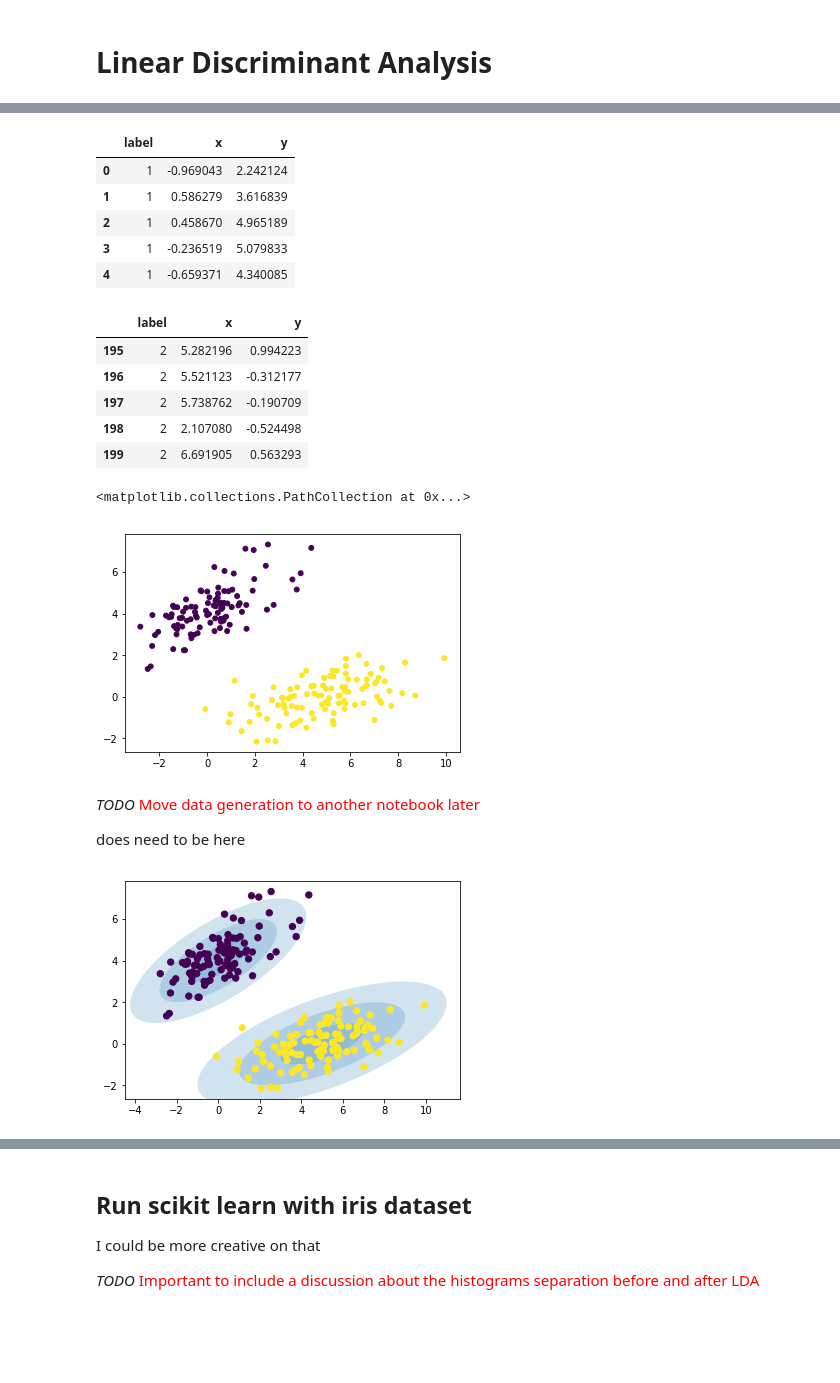
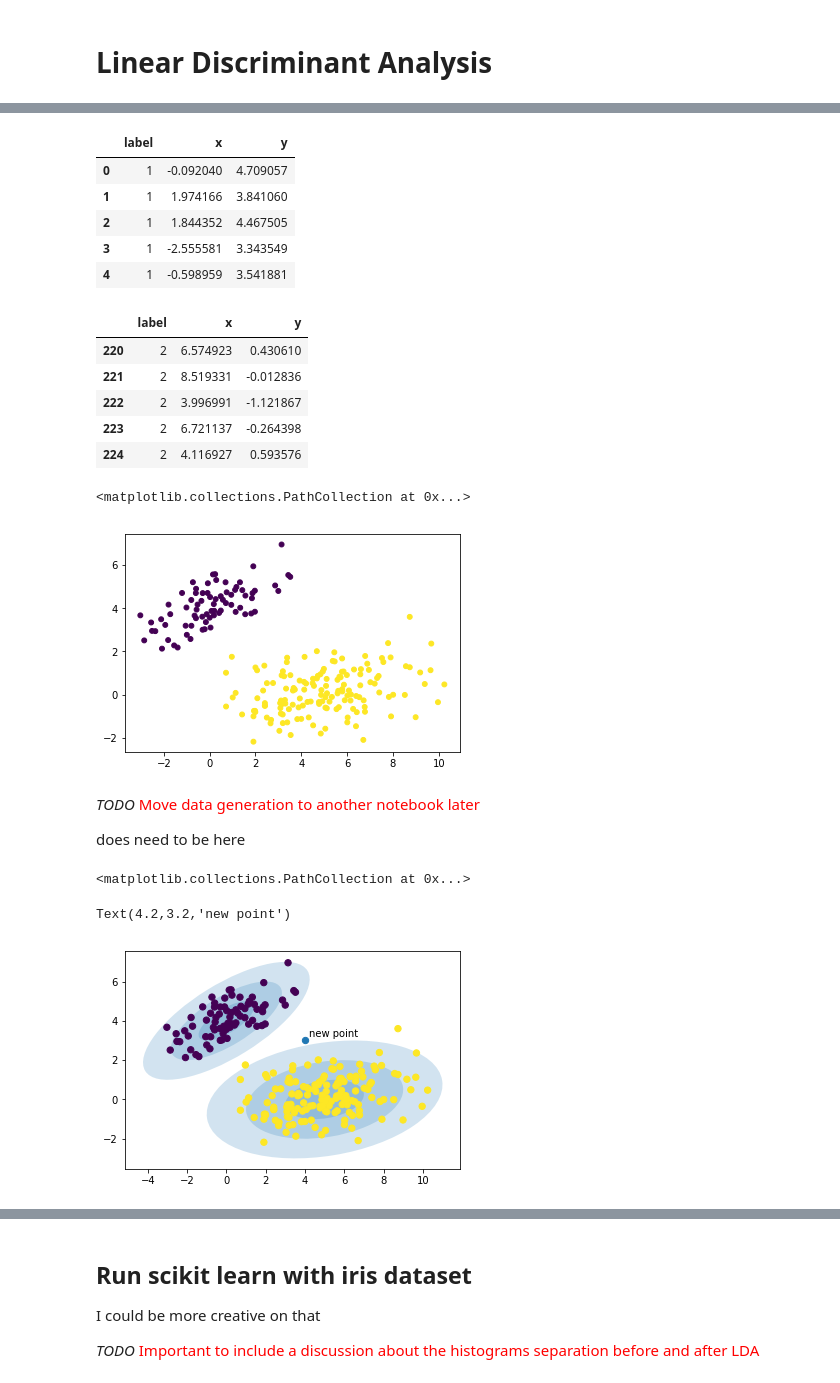
Before and after one commit to leandroohf/machine_learning_algorithms, a Jupyter notebook: 2018-06-18-lhof-simulated_data.ipynb, the cells around one changed output, grey strips where cells are left out. Drawn from its saved outputs; the diff is of its cells as text; code cells hidden in the pictures; blank space fills up the shorter version.

```diff
--- a/2018-06-18-lhof-simulated_data.ipynb
+++ b/2018-06-18-lhof-simulated_data.ipynb
@@ -110,23 +157,25 @@ InteractiveShell.ast_node_interactivity = "all"
 # %%
 ### Setup
 # set random seed
-rand.seed(42)
+rand.seed(2018)
 
 # 2 clusters
 # not that both covariance matrices are diagonal
-mu1 = [0, 4]
-Sigma1 = [ [2, 1.0], [1.0, 1] ]
+mu1 = [0.0, 4.0]
+Sigma1 = [ [2.0, 1.0], [1.0, 1.0] ]
 
-mu2 = [5, 0]
-Sigma2 = [ [4, 1.3], [1.3, 1] ]
+mu2 = [5.0, 0.0]
+Sigma2 = [ [4.0, 0.50], [0.50, 1.0] ]
 
 # generate samples
-x1, y1 = np.random.multivariate_normal(mu1, Sigma11, 100).T
-x2, y2 = np.random.multivariate_normal(mu2, Sigma12, 100).T
+N1 = 75
+N2 = 150
+x1, y1 = np.random.multivariate_normal(mu1, Sigma1, N1).T
+x2, y2 = np.random.multivariate_normal(mu2, Sigma2, N2).T
 
 xs = np.concatenate((x1, x2))
 ys = np.concatenate((y1, y2))
-labels = ([1] * 100) + ([2] * 100)
+labels = ([1] * N1) + ([2] * N2)
 
 data = {'x': xs, 'y': ys, 'label': labels}
 df = pd.DataFrame(data=data)
@@ -139,19 +188,19 @@ fig = plt.figure()
 plt.scatter(data['x'], data['y'], 24, c=data['label'])
 # %% [output]
 |  | label | x | y |
-| 0 | 1 | -0.969043 | 2.242124 |
-| 1 | 1 | 0.586279 | 3.616839 |
-| 2 | 1 | 0.458670 | 4.965189 |
-| 3 | 1 | -0.236519 | 5.079833 |
-| 4 | 1 | -0.659371 | 4.340085 |
+| 0 | 1 | -0.092040 | 4.709057 |
+| 1 | 1 | 1.974166 | 3.841060 |
+| 2 | 1 | 1.844352 | 4.467505 |
+| 3 | 1 | -2.555581 | 3.343549 |
+| 4 | 1 | -0.598959 | 3.541881 |
 |  | label | x | y |
-| 195 | 2 | 5.282196 | 0.994223 |
-| 196 | 2 | 5.521123 | -0.312177 |
-| 197 | 2 | 5.738762 | -0.190709 |
-| 198 | 2 | 2.107080 | -0.524498 |
-| 199 | 2 | 6.691905 | 0.563293 |
+| 220 | 2 | 6.574923 | 0.430610 |
+| 221 | 2 | 8.519331 | -0.012836 |
+| 222 | 2 | 3.996991 | -1.121867 |
+| 223 | 2 | 6.721137 | -0.264398 |
+| 224 | 2 | 4.116927 | 0.593576 |
 <matplotlib.collections.PathCollection at 0x...>
-[figure, old version]
+[figure, new version]
 # %% [markdown]
 *TODO* <font color='red'>Move data generation to another notebook later</font>
 
@@ -198,16 +247,24 @@ def plot_gmm(gmm, X, label=[], ax=None):
 # %%
 labels = df.label
 X = df[['x','y']].values
 
 initial_guess = [{ 'mu': np.asarray(mu1),
           'Covar': np.asarray(Sigma1),
           'w': 0.5 },
           {'mu': np.asarray(mu2),
           'Covar': np.asarray(Sigma2),
           'w': 0.5}]
 
-plot_gmm(initial_guess, X,label=labels)
+#plot_gmm(initial_guess, X,label=labels)
+
+ax = plt.gca()
+plot_gmm(initial_guess, X, label=labels, ax=ax)
+
+ax.scatter(4, 3, s=40, cmap='viridis', zorder=2)
+ax.text(4.2, 3.2, 'new point')
 # %% [output]
+<matplotlib.collections.PathCollection at 0x...>
+Text(4.2,3.2,'new point')
-[figure, old version]
+[figure, new version]
 # %%
 df.to_csv('bi_dimensional_n_bi_modal_data.csv', index=False)
```
Also changed, not shown: parts of 22 cells of this notebook, 3 other files.
